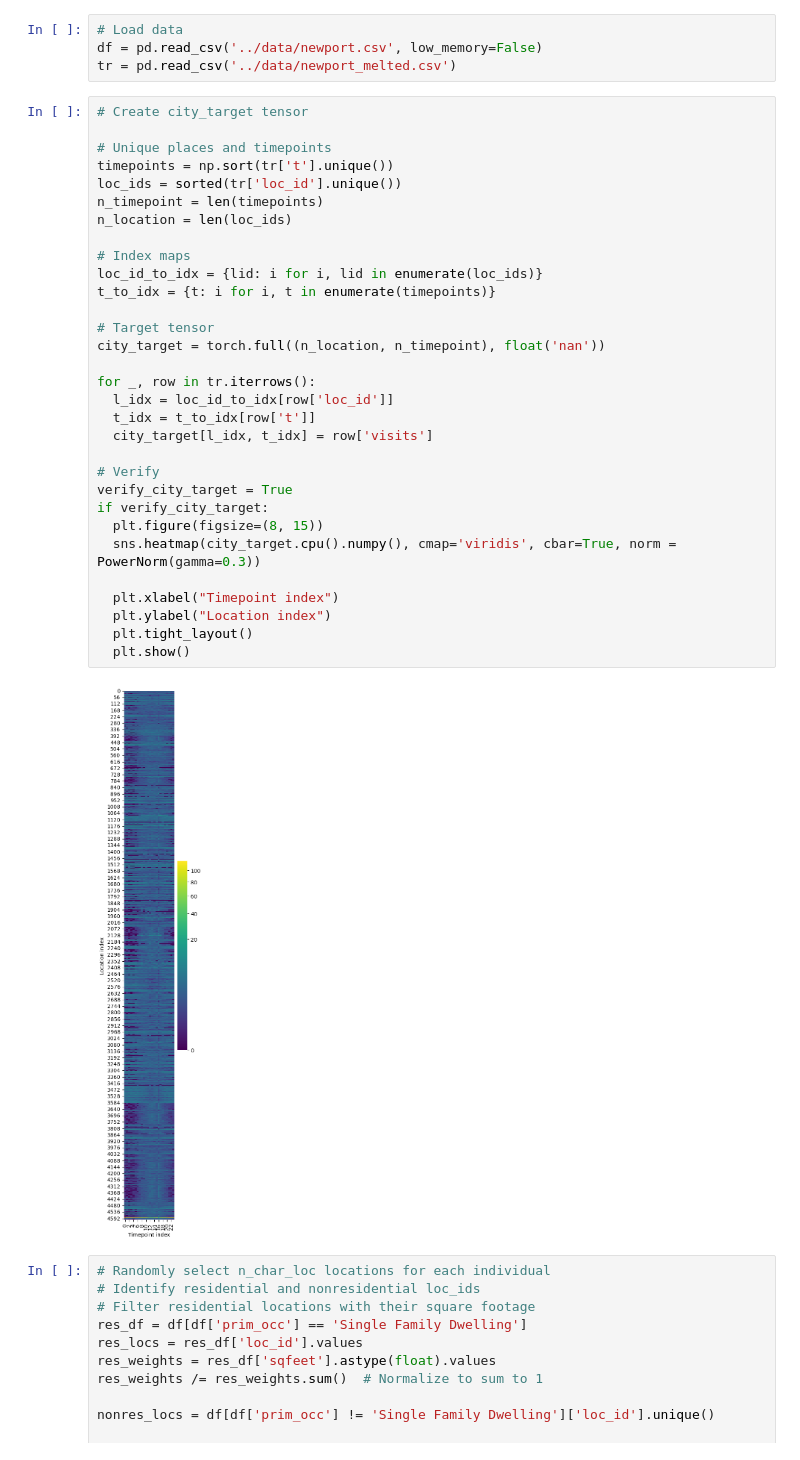
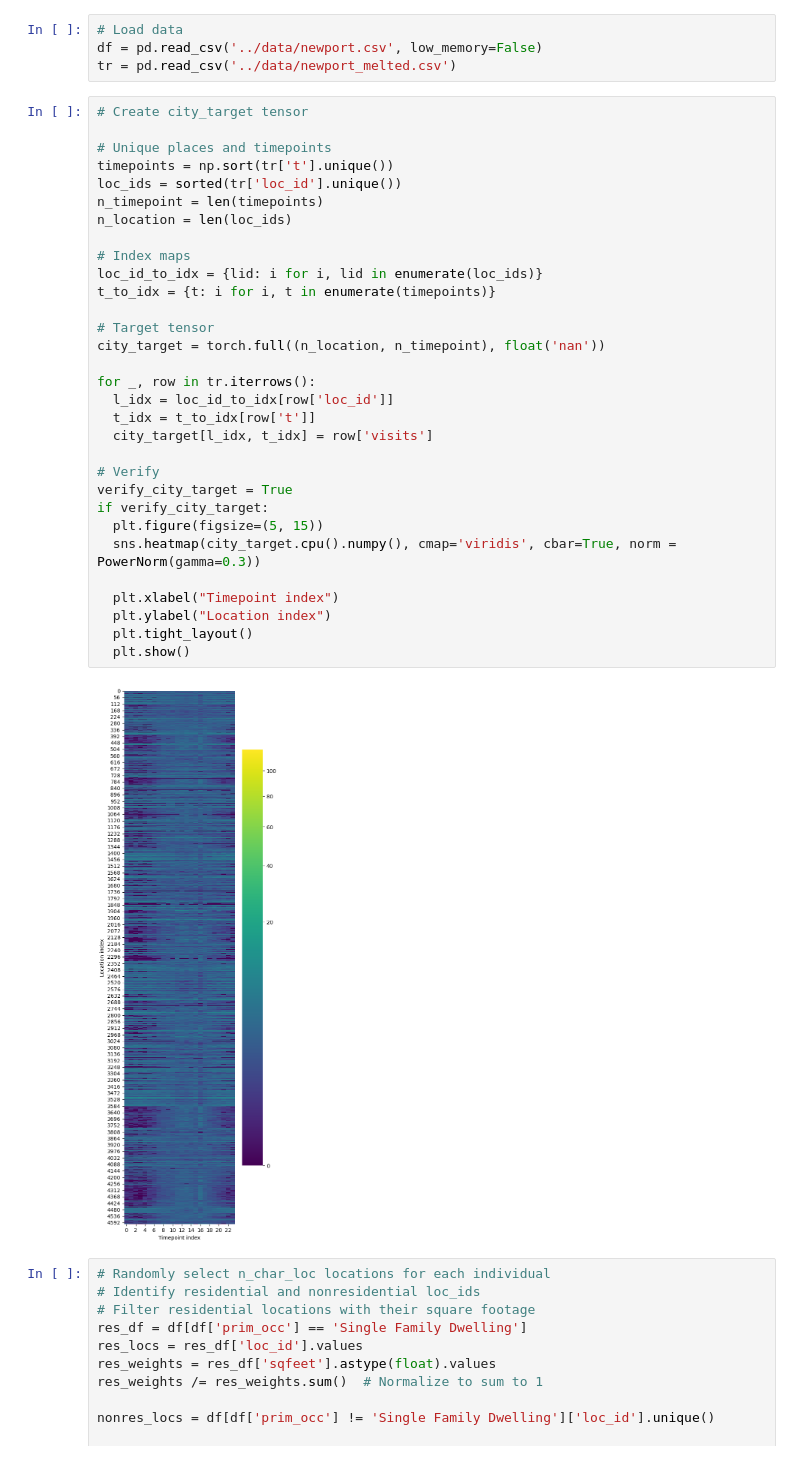
Before and after one commit to BenjaminDalziel/ampnet, a Jupyter notebook: code/train_modular.ipynb, the cells around one changed output. Saved outputs shown, nothing was run; the diff lists cells and outputs as text.

```diff
--- a/code/train_modular.ipynb
+++ b/code/train_modular.ipynb
@@ -21,35 +21,35 @@ tr = pd.read_csv('../data/newport_melted.csv')
 # Create city_target tensor
 
 # Unique places and timepoints
 timepoints = np.sort(tr['t'].unique())
 loc_ids = sorted(tr['loc_id'].unique())
 n_timepoint = len(timepoints)
 n_location = len(loc_ids)
 
 # Index maps
 loc_id_to_idx = {lid: i for i, lid in enumerate(loc_ids)}
 t_to_idx = {t: i for i, t in enumerate(timepoints)}
 
 # Target tensor
 city_target = torch.full((n_location, n_timepoint), float('nan'))
 
 for _, row in tr.iterrows():
   l_idx = loc_id_to_idx[row['loc_id']]
   t_idx = t_to_idx[row['t']]
   city_target[l_idx, t_idx] = row['visits']
 
 # Verify
 verify_city_target = True
 if verify_city_target:
-  plt.figure(figsize=(8, 15))
+  plt.figure(figsize=(5, 15))
   sns.heatmap(city_target.cpu().numpy(), cmap='viridis', cbar=True, norm = PowerNorm(gamma=0.3))
 
   plt.xlabel("Timepoint index")
   plt.ylabel("Location index")
   plt.tight_layout()
   plt.show()
 # %% [output]
-[figure, old version]
+[figure, new version]
 # %%
 # Randomly select n_char_loc locations for each individual
 # Identify residential and nonresidential loc_ids
```
